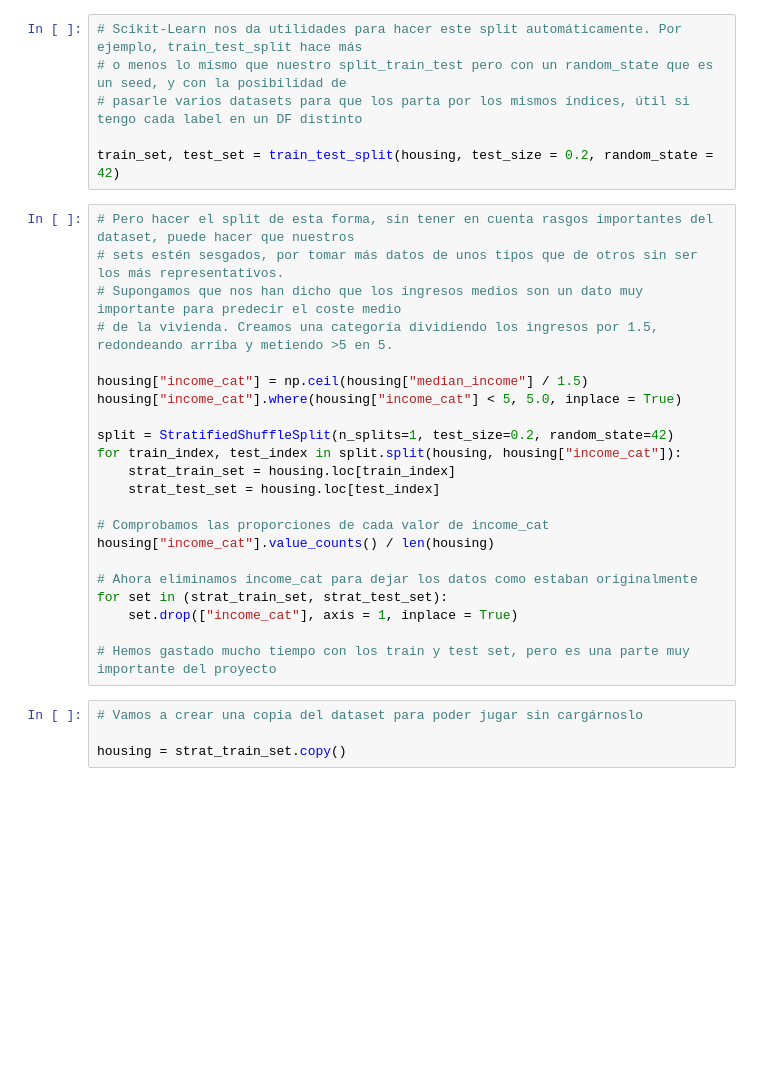
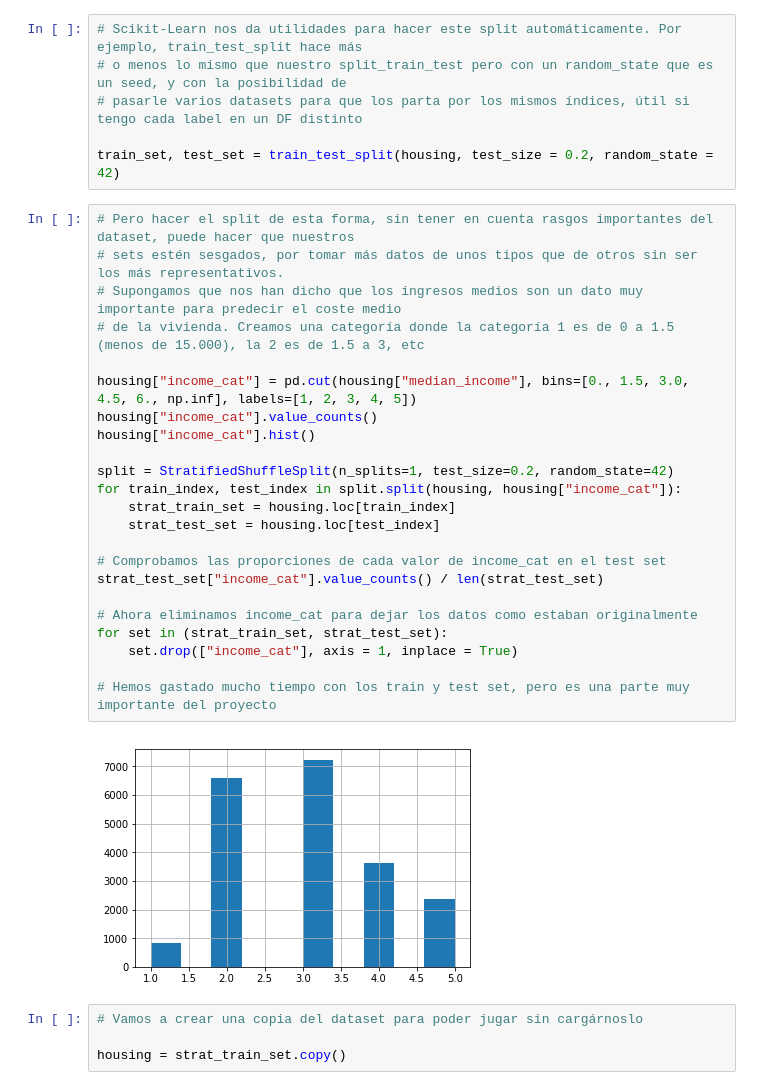
Before and after one commit to marcospm92/Hands-on-Machine-Learning-with-ScikitLearn-and-Tensorflow, a Jupyter notebook: Housing.ipynb, the cells around one changed output. Cells and saved outputs as stored; diff of their text form; blank space fills up the shorter version.

```diff
--- a/Housing.ipynb
+++ b/Housing.ipynb
@@ -183,25 +186,28 @@ train_set, test_set = train_test_split(housing, test_size = 0.2, random_state =
 # %%
 # Pero hacer el split de esta forma, sin tener en cuenta rasgos importantes del dataset, puede hacer que nuestros
 # sets estén sesgados, por tomar más datos de unos tipos que de otros sin ser los más representativos.
 # Supongamos que nos han dicho que los ingresos medios son un dato muy importante para predecir el coste medio
-# de la vivienda. Creamos una categoría dividiendo los ingresos por 1.5, redondeando arriba y metiendo >5 en 5.
+# de la vivienda. Creamos una categoría donde la categoría 1 es de 0 a 1.5 (menos de 15.000), la 2 es de 1.5 a 3, etc
 
-housing["income_cat"] = np.ceil(housing["median_income"] / 1.5)
-housing["income_cat"].where(housing["income_cat"] < 5, 5.0, inplace = True)
+housing["income_cat"] = pd.cut(housing["median_income"], bins=[0., 1.5, 3.0, 4.5, 6., np.inf], labels=[1, 2, 3, 4, 5])
+housing["income_cat"].value_counts()
+housing["income_cat"].hist()
 
 split = StratifiedShuffleSplit(n_splits=1, test_size=0.2, random_state=42)
 for train_index, test_index in split.split(housing, housing["income_cat"]):
     strat_train_set = housing.loc[train_index]
     strat_test_set = housing.loc[test_index]
 
-# Comprobamos las proporciones de cada valor de income_cat
-housing["income_cat"].value_counts() / len(housing)
+# Comprobamos las proporciones de cada valor de income_cat en el test set
+strat_test_set["income_cat"].value_counts() / len(strat_test_set)
 
 # Ahora eliminamos income_cat para dejar los datos como estaban originalmente
 for set in (strat_train_set, strat_test_set):
     set.drop(["income_cat"], axis = 1, inplace = True)
 
 # Hemos gastado mucho tiempo con los train y test set, pero es una parte muy importante del proyecto
+# %% [output]
+[figure, added]
 # %%
 # Vamos a crear una copia del dataset para poder jugar sin cargárnoslo
 
```
Also changed, not shown: parts of 27 cells of this notebook, 3 other files.
